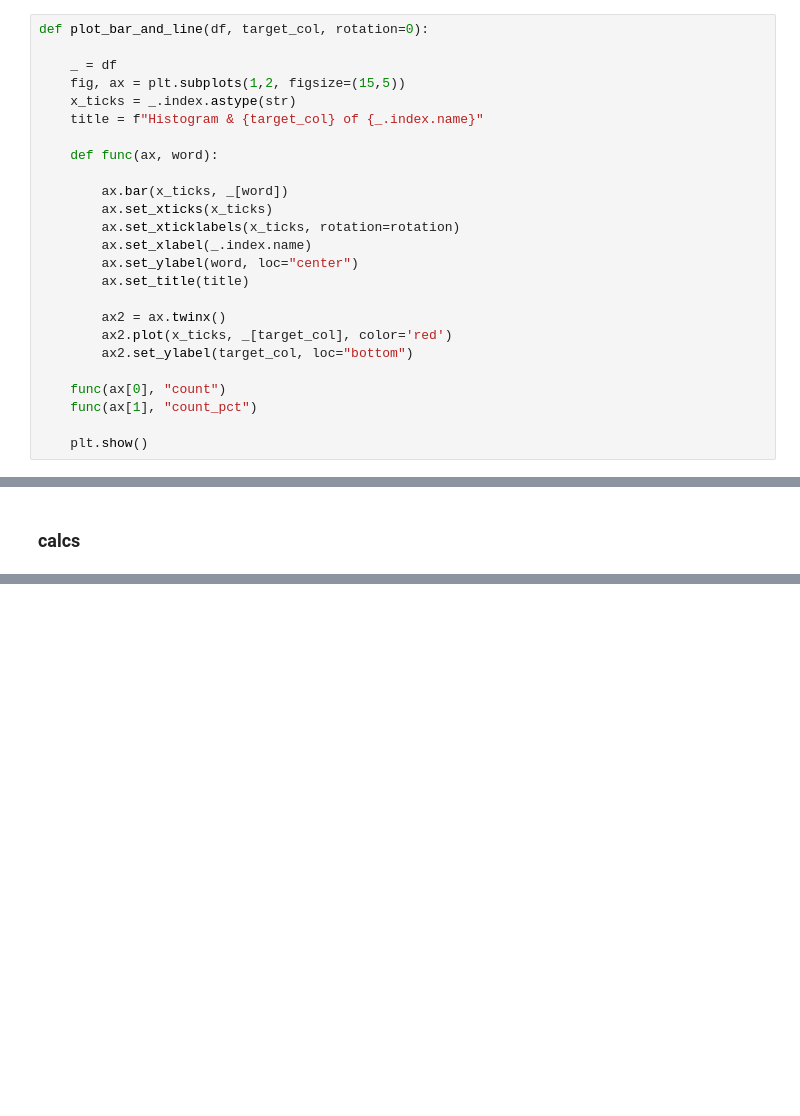
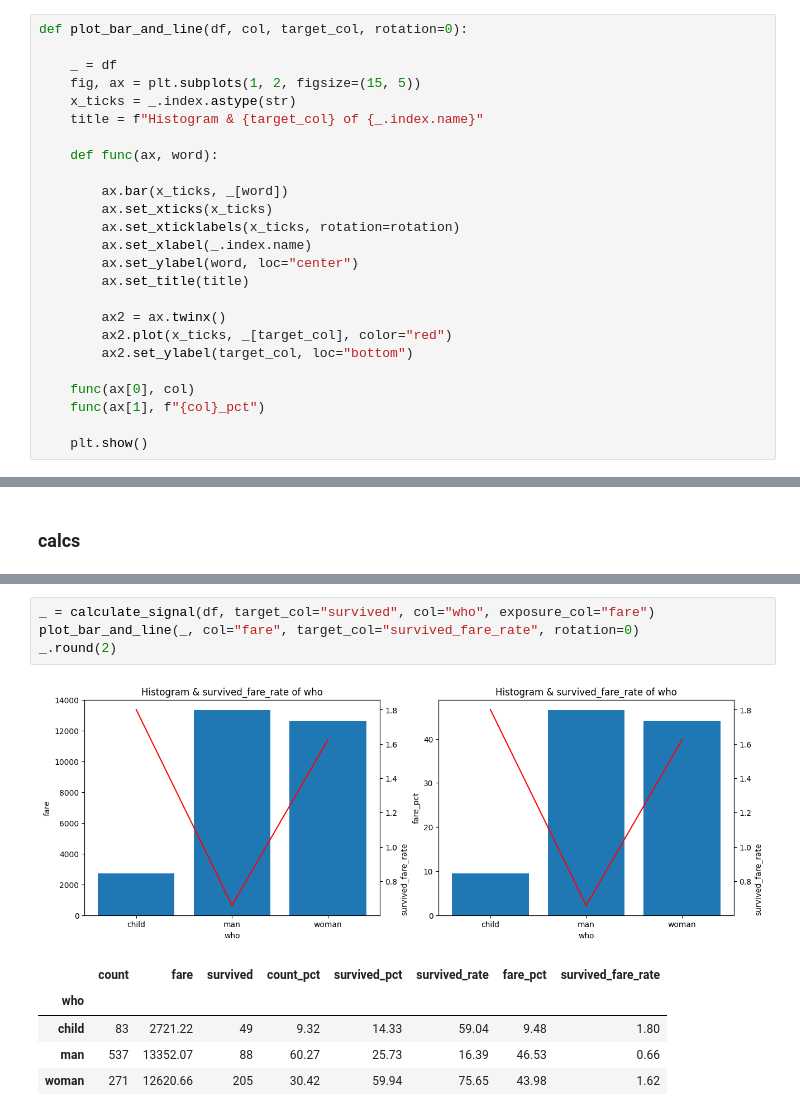
Before and after one commit to 0xdomyz/python_collection, a Jupyter notebook: data/analysis/sfa.ipynb, the cells around one changed output, grey strips where cells are left out. Drawn from its saved outputs; the diff is of its cells as text; blank space fills up the shorter version.

Commit message:
update sfa & interection for exposures

```diff
--- a/data/analysis/sfa.ipynb
+++ b/data/analysis/sfa.ipynb
@@ -19,9 +48,9 @@ def calculate_signal(df, col, target_col):
     return _
 # %%
-def plot_bar_and_line(df, target_col, rotation=0):
+def plot_bar_and_line(df, col, target_col, rotation=0):
 
     _ = df
-    fig, ax = plt.subplots(1,2, figsize=(15,5))
+    fig, ax = plt.subplots(1, 2, figsize=(15, 5))
     x_ticks = _.index.astype(str)
     title = f"Histogram & {target_col} of {_.index.name}"
 
@@ -35,11 +64,11 @@ def plot_bar_and_line(df, target_col, rotation=0):
         ax.set_title(title)
 
         ax2 = ax.twinx()
-        ax2.plot(x_ticks, _[target_col], color='red')
+        ax2.plot(x_ticks, _[target_col], color="red")
         ax2.set_ylabel(target_col, loc="bottom")
 
-    func(ax[0], "count")
-    func(ax[1], "count_pct")
+    func(ax[0], col)
+    func(ax[1], f"{col}_pct")
 
     plt.show()
 # %%
@@ -63,4 +92,15 @@ _.round(2)
 | child | 83 | 49 | 9.32 | 14.33 | 59.04 |
 | man | 537 | 88 | 60.27 | 25.73 | 16.39 |
 | woman | 271 | 205 | 30.42 | 59.94 | 75.65 |
+# %%
+_ = calculate_signal(df, target_col="survived", col="who", exposure_col="fare")
+plot_bar_and_line(_, col="fare", target_col="survived_fare_rate", rotation=0)
+_.round(2)
+# %% [output]
+[figure, added]
+|  | count | fare | survived | count_pct | survived_pct | survived_rate | fare_pct | survived_fare_rate |
+| who |  |  |  |  |  |  |  |  |
+| child | 83 | 2721.22 | 49 | 9.32 | 14.33 | 59.04 | 9.48 | 1.80 |
+| man | 537 | 13352.07 | 88 | 60.27 | 25.73 | 16.39 | 46.53 | 0.66 |
+| woman | 271 | 12620.66 | 205 | 30.42 | 59.94 | 75.65 | 43.98 | 1.62 |
 # %%
```
Also changed, not shown: parts of 11 cells of this notebook, 1 other file.
